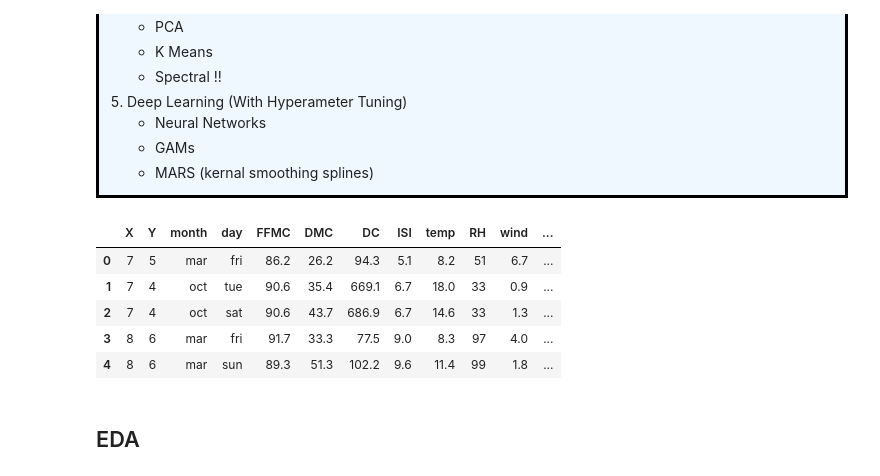
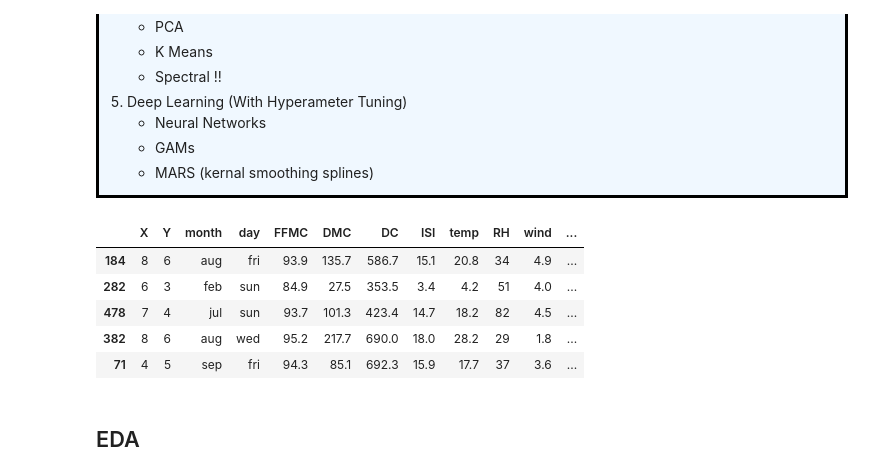
Before and after one commit to nicodemusmd/Forest_Fire, a Jupyter notebook: Deep Learning.ipynb, the cells around one changed output. Cells and saved outputs as stored; diff of their text form; code cells hidden in the pictures.

```diff
--- a/Deep Learning.ipynb
+++ b/Deep Learning.ipynb
@@ -122,14 +123,20 @@ from MyLibrary import plot_feature_selection_criterion
 # %%
 #Import data
 file = "Data/forestfires.csv"
 fire = pd.read_csv(file)
-fire.head()
+
+X = fire.drop(columns = "area")
+y = fire.area
+#Split the Data
+#X_train, X_test, y_train, y_test = TTS(X, y, test_size = 0.2, random_state = 5)
+
+X_train.head()
 # %% [output]
 |  | X | Y | month | day | FFMC | DMC | DC | ISI | temp | RH | wind | ... |
-| 0 | 7 | 5 | mar | fri | 86.2 | 26.2 | 94.3 | 5.1 | 8.2 | 51 | 6.7 | ... |
-| 1 | 7 | 4 | oct | tue | 90.6 | 35.4 | 669.1 | 6.7 | 18.0 | 33 | 0.9 | ... |
-| 2 | 7 | 4 | oct | sat | 90.6 | 43.7 | 686.9 | 6.7 | 14.6 | 33 | 1.3 | ... |
-| 3 | 8 | 6 | mar | fri | 91.7 | 33.3 | 77.5 | 9.0 | 8.3 | 97 | 4.0 | ... |
-| 4 | 8 | 6 | mar | sun | 89.3 | 51.3 | 102.2 | 9.6 | 11.4 | 99 | 1.8 | ... |
+| 184 | 8 | 6 | aug | fri | 93.9 | 135.7 | 586.7 | 15.1 | 20.8 | 34 | 4.9 | ... |
+| 282 | 6 | 3 | feb | sun | 84.9 | 27.5 | 353.5 | 3.4 | 4.2 | 51 | 4.0 | ... |
+| 478 | 7 | 4 | jul | sun | 93.7 | 101.3 | 423.4 | 14.7 | 18.2 | 82 | 4.5 | ... |
+| 382 | 8 | 6 | aug | wed | 95.2 | 217.7 | 690.0 | 18.0 | 28.2 | 29 | 1.8 | ... |
+| 71 | 4 | 5 | sep | fri | 94.3 | 85.1 | 692.3 | 15.9 | 17.7 | 37 | 3.6 | ... |
 # %% [markdown]
 ## EDA
```
Also changed, not shown: parts of 31 cells of this notebook, 27 other files.
